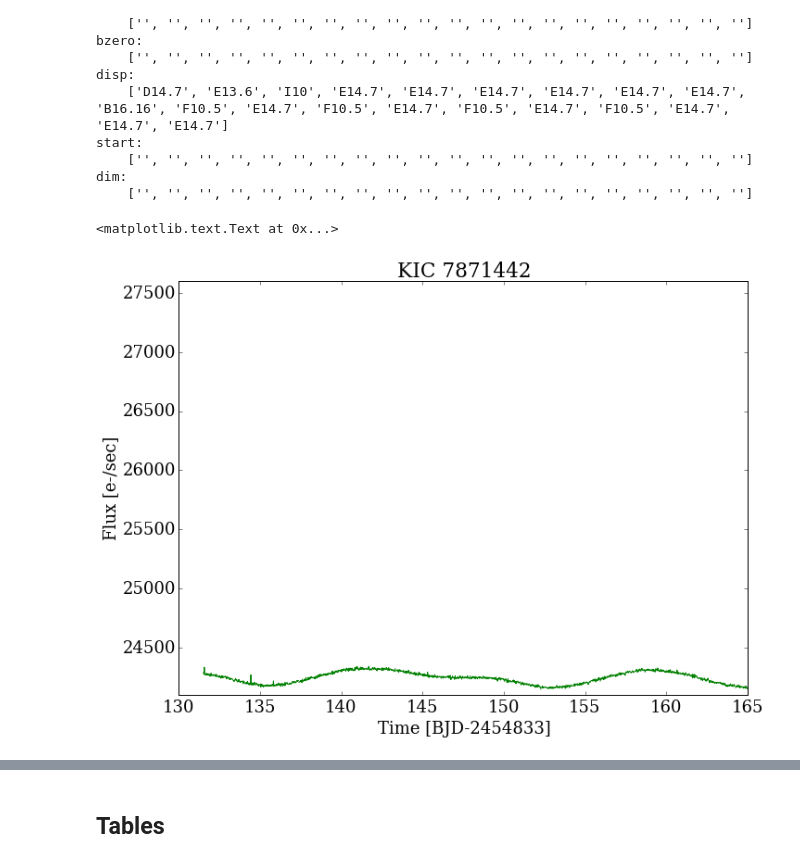
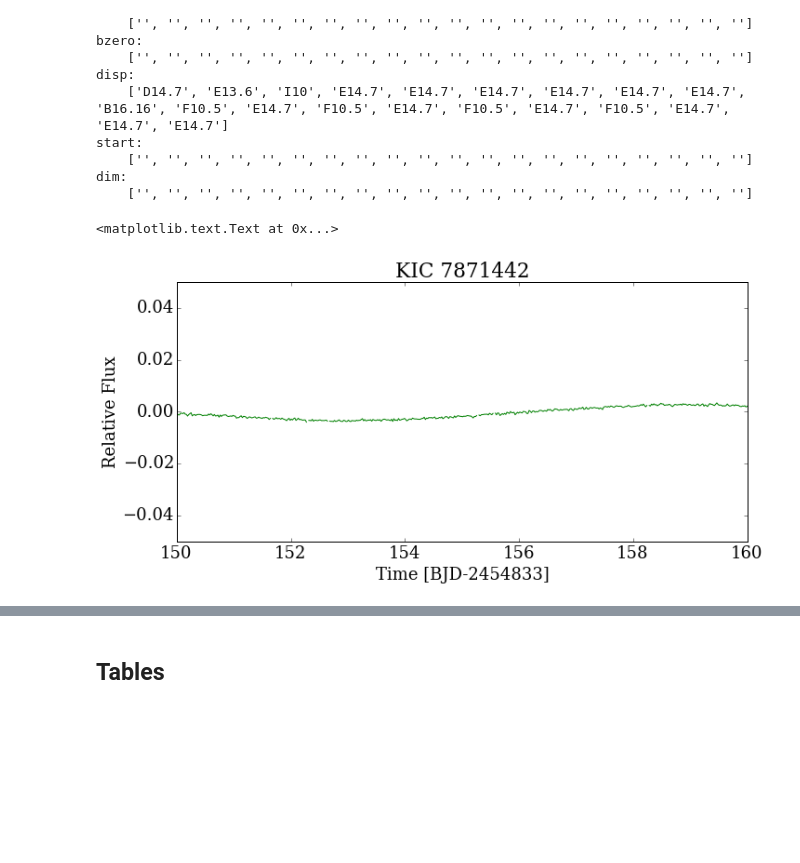
Before and after one commit to RileyWClarke/WideBinaryProject, a Jupyter notebook: WideBinaryProject.v3.ipynb, the cells around one changed output, grey strips where cells are left out. Saved outputs shown, nothing was run; the diff lists cells and outputs as text; code cells hidden in the pictures; blank space fills up the shorter version.

Commit message:
Modified light curves and added table

```diff
--- a/WideBinaryProject.v3.ipynb
+++ b/WideBinaryProject.v3.ipynb
@@ -732,29 +714,34 @@ k2b_data = target_2b[1].data
 # %%
 time_1a = k1a_data['TIME']
 flux_1a = k1a_data['PDCSAP_FLUX']
+rel_flux_1a = (flux_1a-np.nanmedian(flux_1a))/np.nanmedian(flux_1a)
 err_1a = k1a_data['PDCSAP_FLUX_ERR']
 
 time_1b = k1b_data['TIME']
 flux_1b = k1b_data['PDCSAP_FLUX']
+rel_flux_1b = (flux_1b-np.nanmedian(flux_1b))/np.nanmedian(flux_1b)
 err_1b = k1b_data['PDCSAP_FLUX_ERR']
 
 time_2a = k2a_data['TIME']
 flux_2a = k2a_data['PDCSAP_FLUX']
+rel_flux_2a = (flux_2a-np.nanmedian(flux_2a))/np.nanmedian(flux_2a)
 err_2a = k2a_data['PDCSAP_FLUX_ERR']
 
 time_2b = k2b_data['TIME']
 flux_2b = k2b_data['PDCSAP_FLUX']
+rel_flux_2b = (flux_2b-np.nanmedian(flux_2b))/np.nanmedian(flux_2b)
 err_2b = k2b_data['PDCSAP_FLUX_ERR']
 # %%
-fig = plt.figure(figsize = (11,8))
+fig = plt.figure(figsize = (11,5))
 
-plt.plot(time_1a,flux_1a,color='g')
+plt.plot(time_1a,rel_flux_1a,color='g')
 #plt.errorbar(time,flux,yerr=err,color='g',linestyle="None")
-plt.ylim(24100,27600)
+plt.xlim(150,160)
+plt.ylim(-0.05,0.05)
 plt.xlabel('Time [BJD-2454833]')
-plt.ylabel('Flux [e-/sec]')
+plt.ylabel('Relative Flux')
 plt.title('KIC 7871442')
 # %% [output]
 <matplotlib.text.Text at 0x...>
-[figure, old version]
+[figure, new version]
 # %%
```
Also changed, not shown: parts of 6 cells of this notebook.
